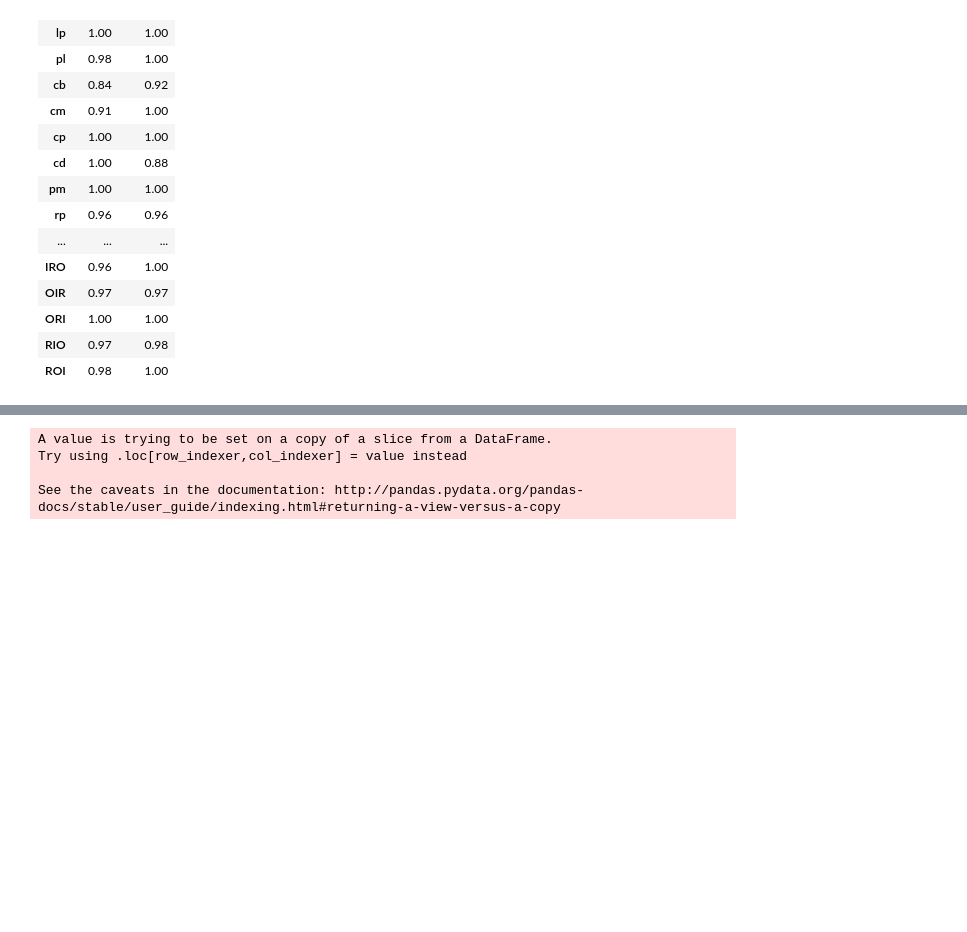
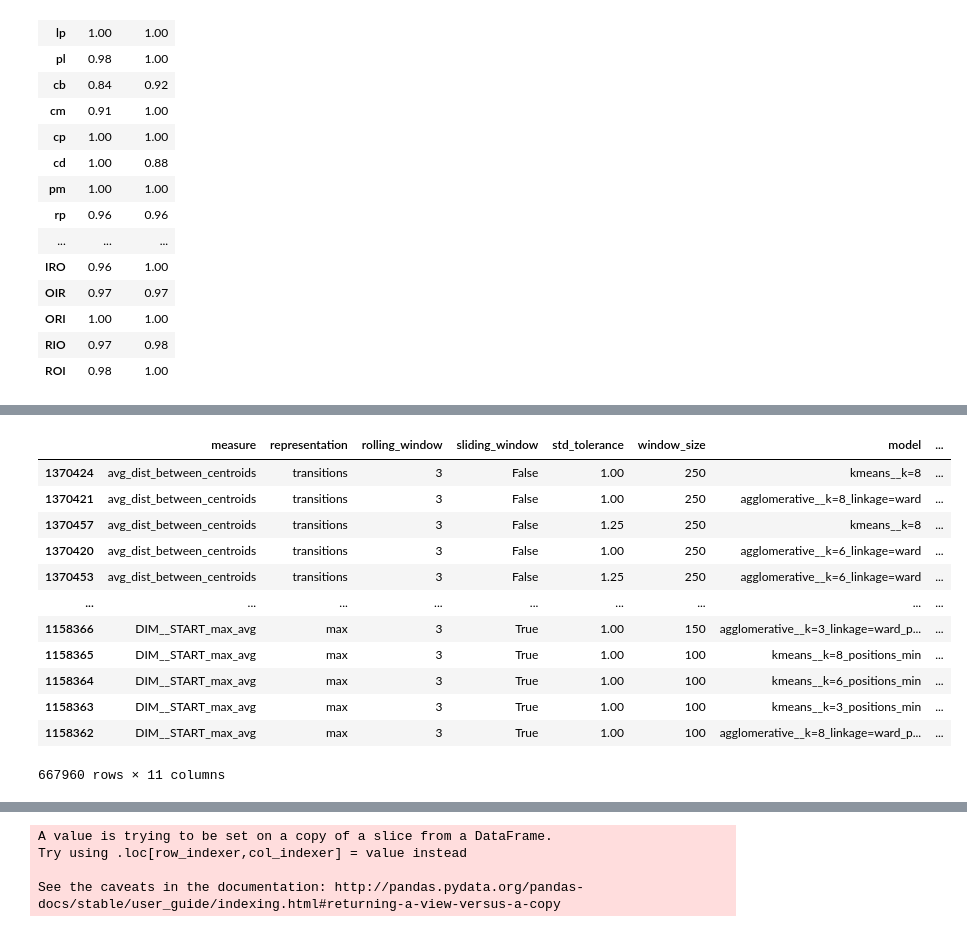
Before and after one commit to rafaelgasp/experimentos_mestrado, a Jupyter notebook: Analise_Resultados.ipynb, the cells around one changed output, grey strips where cells are left out. Saved outputs shown, nothing was run; the diff lists cells and outputs as text; code cells hidden in the pictures; blank space fills up the shorter version.

```diff
--- a/Analise_Resultados.ipynb
+++ b/Analise_Resultados.ipynb
@@ -183,0 +191,16 @@ best_runs
+# %%
+grouped_means_todos_tipos_mudanca[grouped_means_todos_tipos_mudanca["count"] == 54]
+# %% [output]
+|  | measure | representation | rolling_window | sliding_window | std_tolerance | window_size | model | ... |
+| 1370424 | avg_dist_between_centroids | transitions | 3 | False | 1.00 | 250 | kmeans__k=8 | ... |
+| 1370421 | avg_dist_between_centroids | transitions | 3 | False | 1.00 | 250 | agglomerative__k=8_linkage=ward | ... |
+| 1370457 | avg_dist_between_centroids | transitions | 3 | False | 1.25 | 250 | kmeans__k=8 | ... |
+| 1370420 | avg_dist_between_centroids | transitions | 3 | False | 1.00 | 250 | agglomerative__k=6_linkage=ward | ... |
+| 1370453 | avg_dist_between_centroids | transitions | 3 | False | 1.25 | 250 | agglomerative__k=6_linkage=ward | ... |
+| ... | ... | ... | ... | ... | ... | ... | ... | ... |
+| 1158366 | DIM__START_max_avg | max | 3 | True | 1.00 | 150 | agglomerative__k=3_linkage=ward_p... | ... |
+| 1158365 | DIM__START_max_avg | max | 3 | True | 1.00 | 100 | kmeans__k=8_positions_min | ... |
+| 1158364 | DIM__START_max_avg | max | 3 | True | 1.00 | 100 | kmeans__k=6_positions_min | ... |
+| 1158363 | DIM__START_max_avg | max | 3 | True | 1.00 | 100 | kmeans__k=3_positions_min | ... |
+| 1158362 | DIM__START_max_avg | max | 3 | True | 1.00 | 100 | agglomerative__k=8_linkage=ward_p... | ... |
+667960 rows × 11 columns
```
Also changed, not shown: parts of 25 cells of this notebook, 2 other files.
